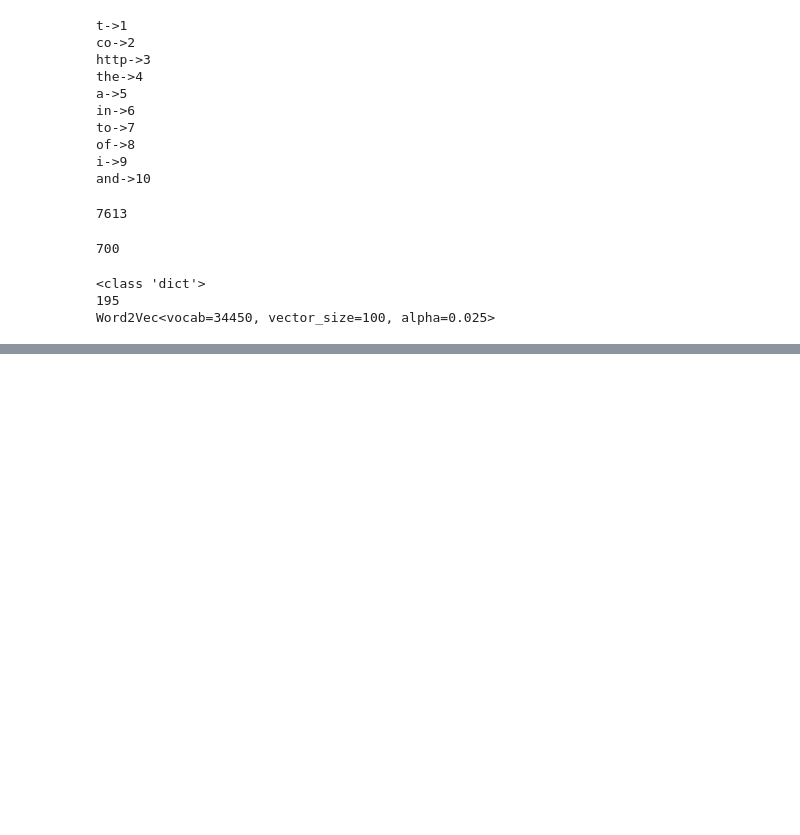
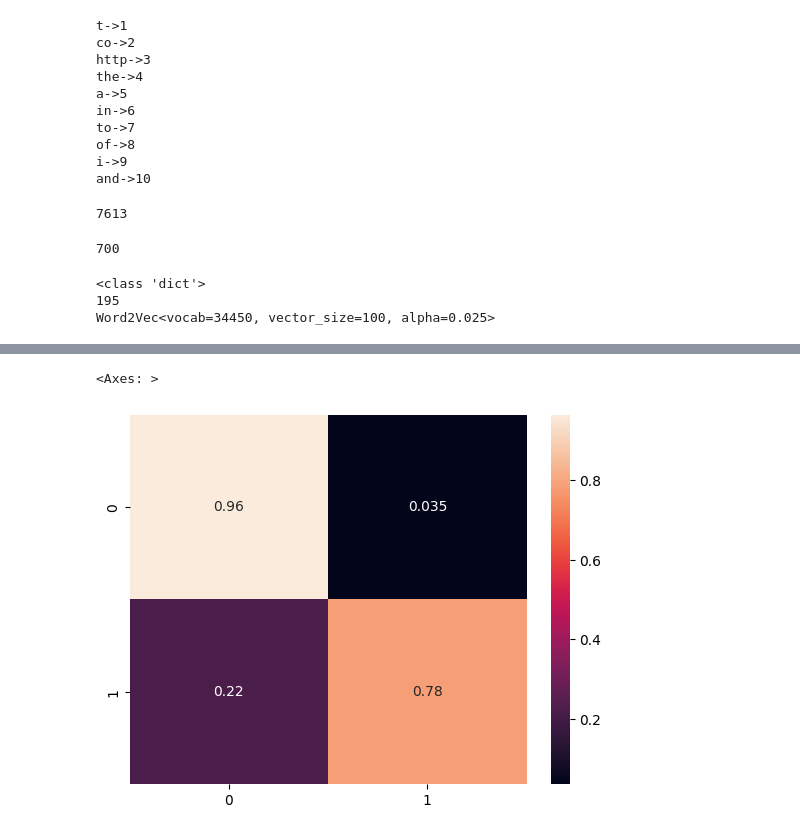
Before and after one commit to shasha920/NLP, a Jupyter notebook: twitterWord2Vec2.ipynb, the cells around one changed output, grey strips where cells are left out. Drawn from its saved outputs; the diff is of its cells as text; code cells hidden in the pictures; blank space fills up the shorter version.

```diff
--- a/twitterWord2Vec2.ipynb
+++ b/twitterWord2Vec2.ipynb
@@ -334,0 +498,17 @@ _________________________________________________________________
+# %%
+#GRU Model
+model=tf.keras.Sequential()
+model.add(Embedding(vocab_size,output_dim=EMBEDDING_DIM))
+model.add(GRU(units=128,activation='relu'))
+model.add(Dense(128,activation='relu'))
+model.add(Dense(1, activation='sigmoid'))
+# %%
+model.compile(loss='binary_crossentropy',optimizer=keras.optimizers.legacy.Adam(learning_rate=0.001),metrics=['acc'])
+# %%
+model_name='GRUModel.h5'
+
+callbacks=list()
+callbacks.append(EarlyStopping(monitor='val_loss',min_delta=0,mode='auto',patience=2))
+callbacks.append(ModelCheckpoint(model_name,monitor='val_acc',save_weights_only=False,save_best_only=True,mode='max'))
+# %%
+model.fit(X_train,y_train,epochs=100,verbose=1,batch_size=32,validation_split=0.3,shuffle=False,callbacks=callbacks)
@@ -334,0 +525,6 @@ _________________________________________________________________
+# %%
+y_pred = model.predict(X_train)
+cmat = metrics.confusion_matrix(y_train, y_pred.round())
+cmn = cmat.astype('float') / cmat.sum(axis=1)[:, np.newaxis]
+sns.heatmap(cmn, annot=True)
+# %% [output]
@@ -334,0 +532,2 @@ _________________________________________________________________
+<Axes: >
+[figure, added]
```
Also changed, not shown: parts of 30 cells of this notebook.
